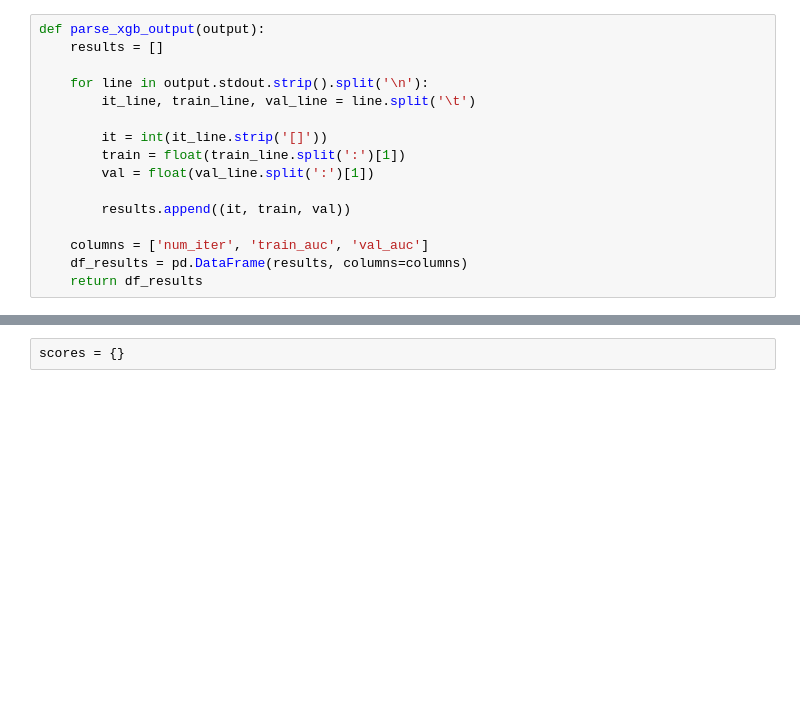
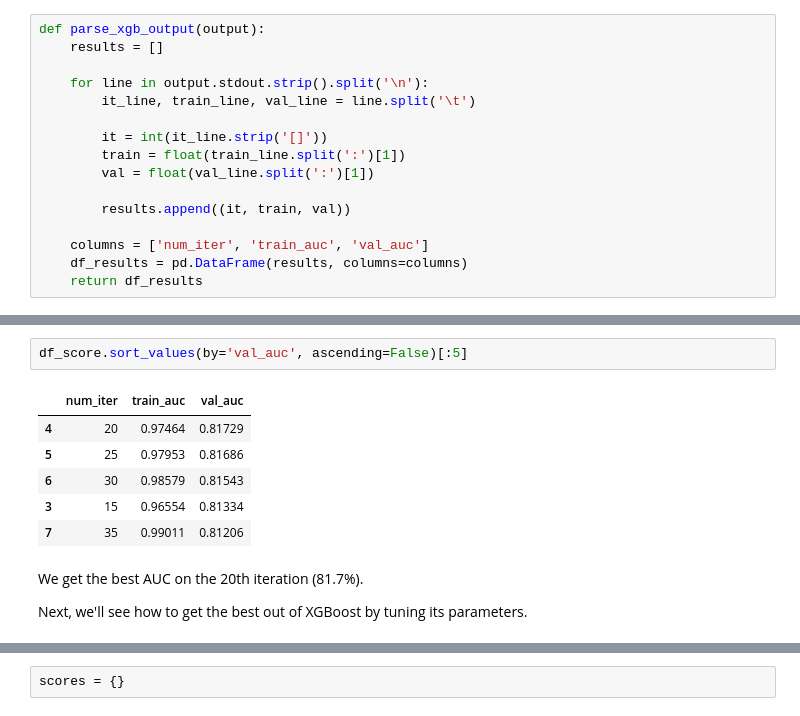
Before and after one commit to wanyingng/machine-learning-zoomcamp-2024, a Jupyter notebook: 06-trees/06-credit-risk.ipynb, the cells around one changed output, grey strips where cells are left out. Cells and saved outputs as stored; diff of their text form; blank space fills up the shorter version.

```diff
--- a/06-trees/06-credit-risk.ipynb
+++ b/06-trees/06-credit-risk.ipynb
@@ -1732,2 +1961,15 @@ plt.legend()
+# %%
+df_score.sort_values(by='val_auc', ascending=False)[:5]
+# %% [output]
+|  | num_iter | train_auc | val_auc |
+| 4 | 20 | 0.97464 | 0.81729 |
+| 5 | 25 | 0.97953 | 0.81686 |
+| 6 | 30 | 0.98579 | 0.81543 |
+| 3 | 15 | 0.96554 | 0.81334 |
+| 7 | 35 | 0.99011 | 0.81206 |
+# %% [markdown]
+We get the best AUC on the 20th iteration (81.7%).
+
+Next, we'll see how to get the best out of XGBoost by tuning its parameters.
 # %% [markdown]
 ## 6.8 XGBoost parameter tuning
```
Also changed, not shown: parts of 51 cells of this notebook.
